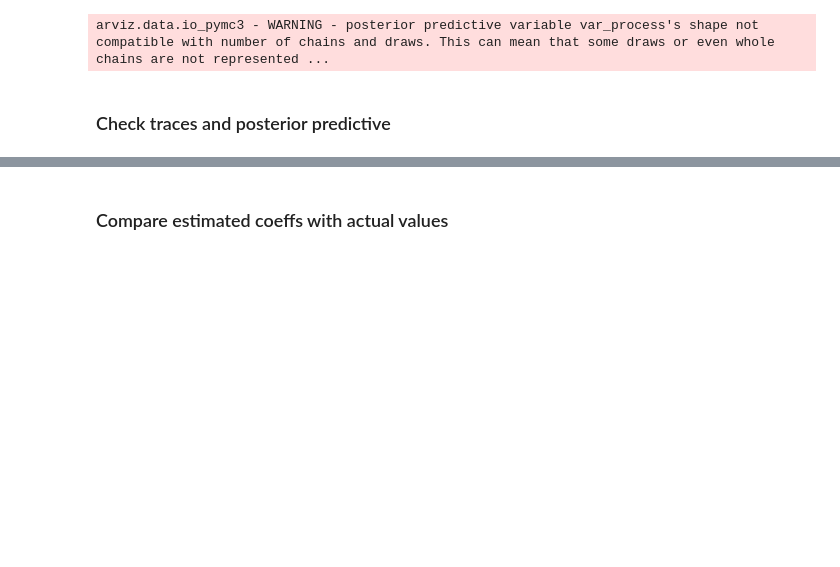
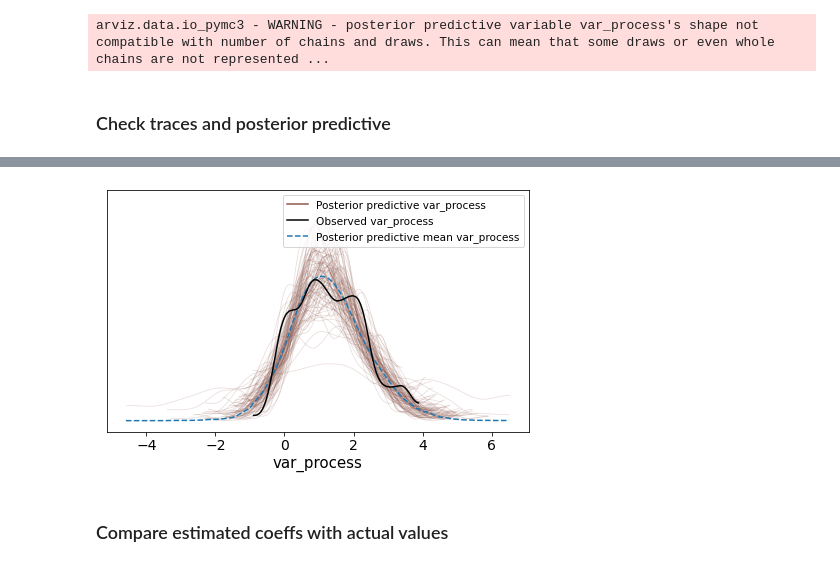
Before and after one commit to NowanIlfideme/masters_switching_models, a Jupyter notebook: notebooks/examples/PyMC3_VAR.ipynb, the cells around one changed output, grey strips where cells are left out. Saved outputs shown, nothing was run; the diff lists cells and outputs as text; code cells hidden in the pictures; blank space fills up the shorter version.

```diff
--- a/notebooks/PyMC3_VAR_Testing_2.ipynb
+++ b/notebooks/examples/PyMC3_VAR.ipynb
@@ -148,3 +159,11 @@ az.plot_ppc(ifd);
+# %%
+ax, = az.plot_ppc(ifd)
+fig = ax.figure
+
+# fig.tight_layout()
+fig.savefig(img_path / "pp_var_ppc.png");
+# %% [output]
+[figure, added]
 # %% [markdown]
 ### Compare estimated coeffs with actual values
 # %%
```
Also changed, not shown: parts of 9 cells of this notebook, 5 other files.
